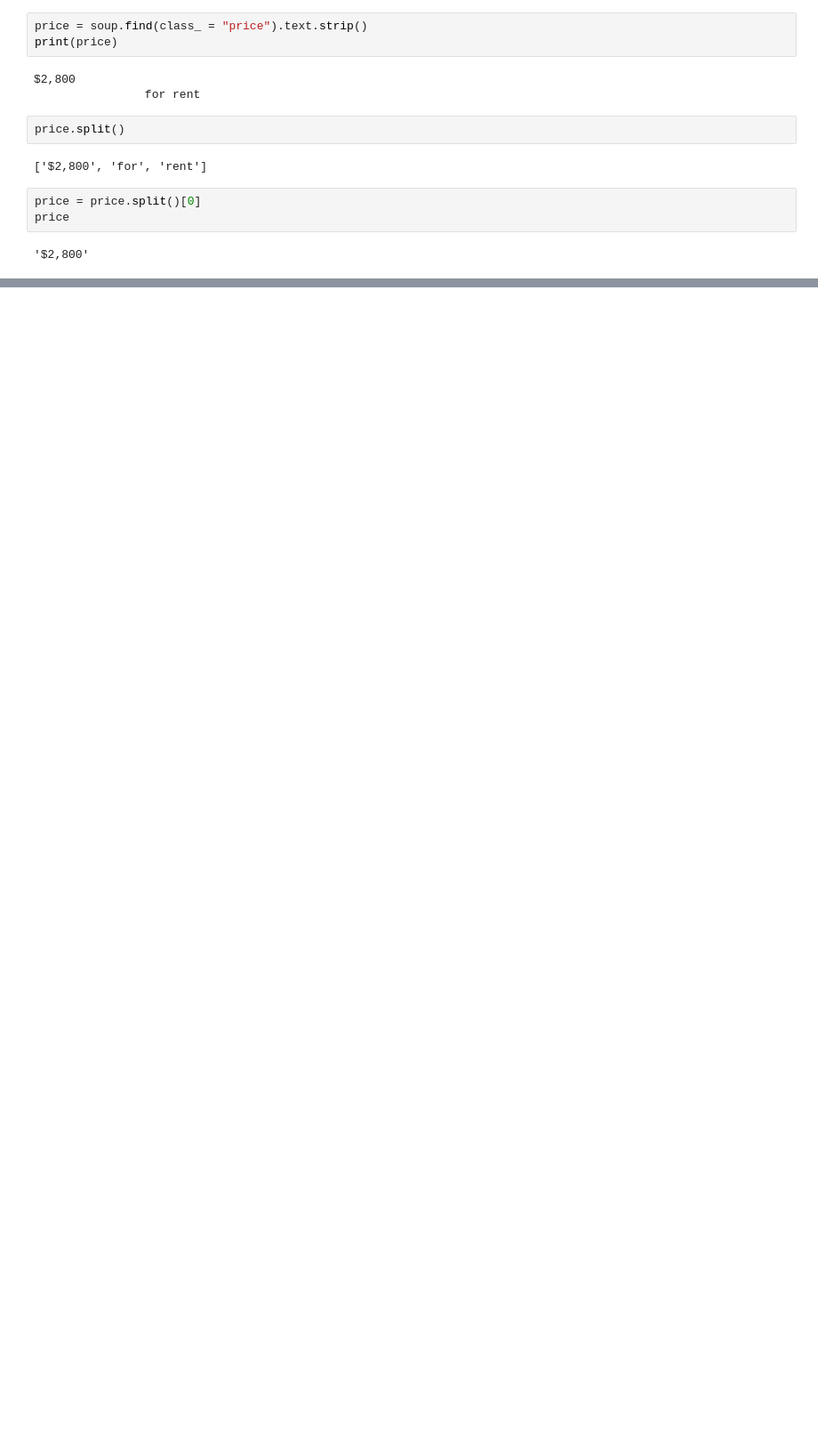
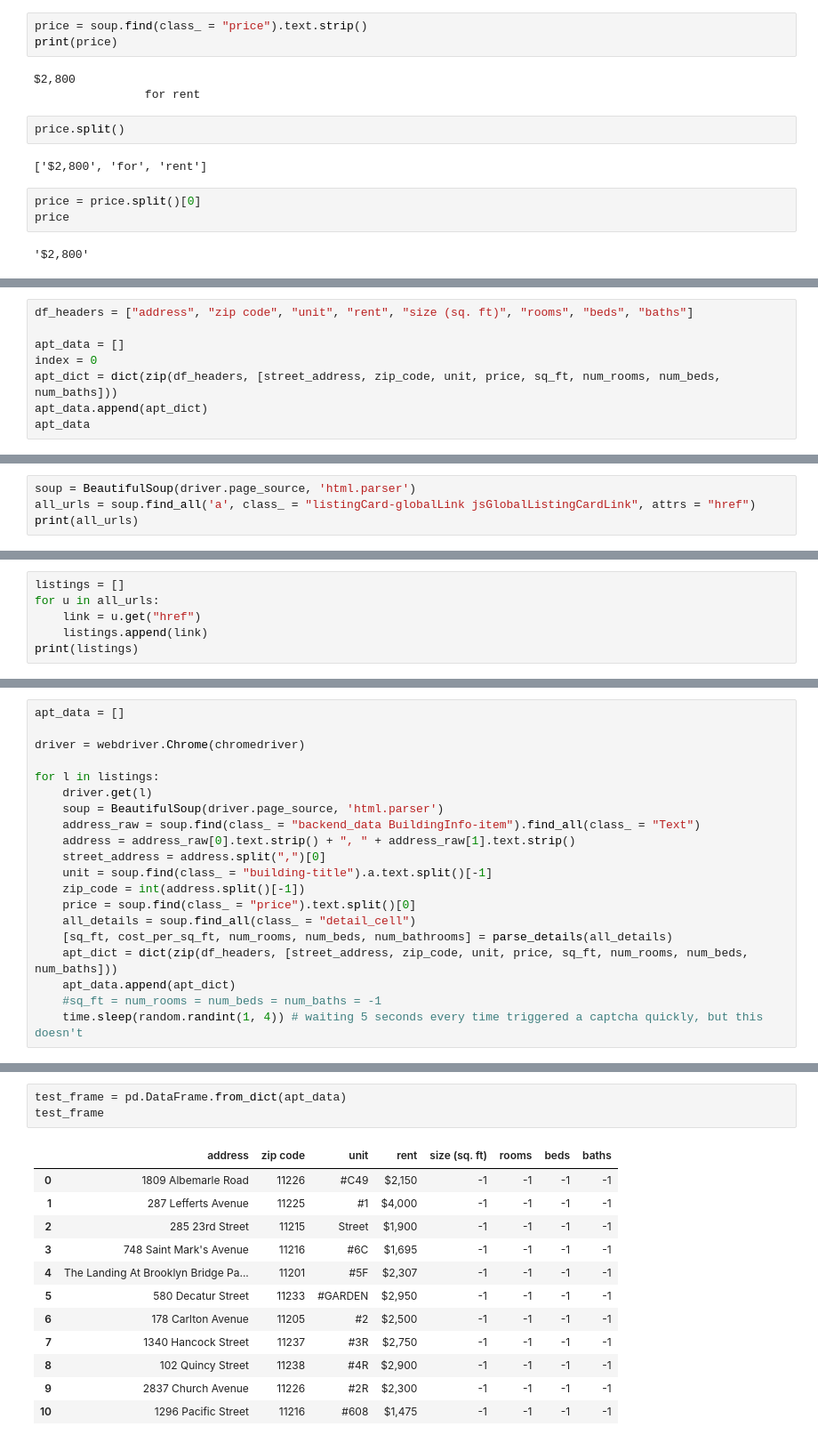
Before and after one commit to nickdellaquilo/Apartment-Regression, a Jupyter notebook: testing.ipynb, the cells around one changed output, grey strips where cells are left out. Shown at 89% size. Drawn from its saved outputs; the diff is of its cells as text; blank space fills up the shorter version.

Commit message:
Work on data scraping

```diff
--- a/testing.ipynb
+++ b/testing.ipynb
@@ -130,0 +181,8 @@ price
+# %%
+df_headers = ["address", "zip code", "unit", "rent", "size (sq. ft)", "rooms", "beds", "baths"]
+
+apt_data = []
+index = 0
+apt_dict = dict(zip(df_headers, [street_address, zip_code, unit, price, sq_ft, num_rooms, num_beds, num_baths]))
+apt_data.append(apt_dict)
+apt_data
@@ -130,0 +209,4 @@ price
+# %%
+soup = BeautifulSoup(driver.page_source, 'html.parser')
+all_urls = soup.find_all('a', class_ = "listingCard-globalLink jsGlobalListingCardLink", attrs = "href")
+print(all_urls)
@@ -130,0 +215,6 @@ price
+# %%
+listings = []
+for u in all_urls:
+    link = u.get("href")
+    listings.append(link)
+print(listings)
@@ -130,0 +263,20 @@ price
+# %%
+apt_data = []
+
+driver = webdriver.Chrome(chromedriver)
+
+for l in listings:
+    driver.get(l)
+    soup = BeautifulSoup(driver.page_source, 'html.parser')
+    address_raw = soup.find(class_ = "backend_data BuildingInfo-item").find_all(class_ = "Text")
+    address = address_raw[0].text.strip() + ", " + address_raw[1].text.strip()
+    street_address = address.split(",")[0]
+    unit = soup.find(class_ = "building-title").a.text.split()[-1]
+    zip_code = int(address.split()[-1])
+    price = soup.find(class_ = "price").text.split()[0]
+    all_details = soup.find_all(class_ = "detail_cell")
+    [sq_ft, cost_per_sq_ft, num_rooms, num_beds, num_bathrooms] = parse_details(all_details)
+    apt_dict = dict(zip(df_headers, [street_address, zip_code, unit, price, sq_ft, num_rooms, num_beds, num_baths]))
+    apt_data.append(apt_dict)
+    #sq_ft = num_rooms = num_beds = num_baths = -1
+    time.sleep(random.randint(1, 4)) # waiting 5 seconds every time triggered a captcha quickly, but this doesn't
@@ -130,0 +309,16 @@ price
+# %%
+test_frame = pd.DataFrame.from_dict(apt_data)
+test_frame
+# %% [output]
+|  | address | zip code | unit | rent | size (sq. ft) | rooms | beds | baths |
+| 0 | 1809 Albemarle Road | 11226 | #C49 | $2,150 | -1 | -1 | -1 | -1 |
+| 1 | 287 Lefferts Avenue | 11225 | #1 | $4,000 | -1 | -1 | -1 | -1 |
+| 2 | 285 23rd Street | 11215 | Street | $1,900 | -1 | -1 | -1 | -1 |
+| 3 | 748 Saint Mark's Avenue | 11216 | #6C | $1,695 | -1 | -1 | -1 | -1 |
+| 4 | The Landing At Brooklyn Bridge Pa... | 11201 | #5F | $2,307 | -1 | -1 | -1 | -1 |
+| 5 | 580 Decatur Street | 11233 | #GARDEN | $2,950 | -1 | -1 | -1 | -1 |
+| 6 | 178 Carlton Avenue | 11205 | #2 | $2,500 | -1 | -1 | -1 | -1 |
+| 7 | 1340 Hancock Street | 11237 | #3R | $2,750 | -1 | -1 | -1 | -1 |
+| 8 | 102 Quincy Street | 11238 | #4R | $2,900 | -1 | -1 | -1 | -1 |
+| 9 | 2837 Church Avenue | 11226 | #2R | $2,300 | -1 | -1 | -1 | -1 |
+| 10 | 1296 Pacific Street | 11216 | #608 | $1,475 | -1 | -1 | -1 | -1 |
```
Also changed, not shown: parts of 20 cells of this notebook.
